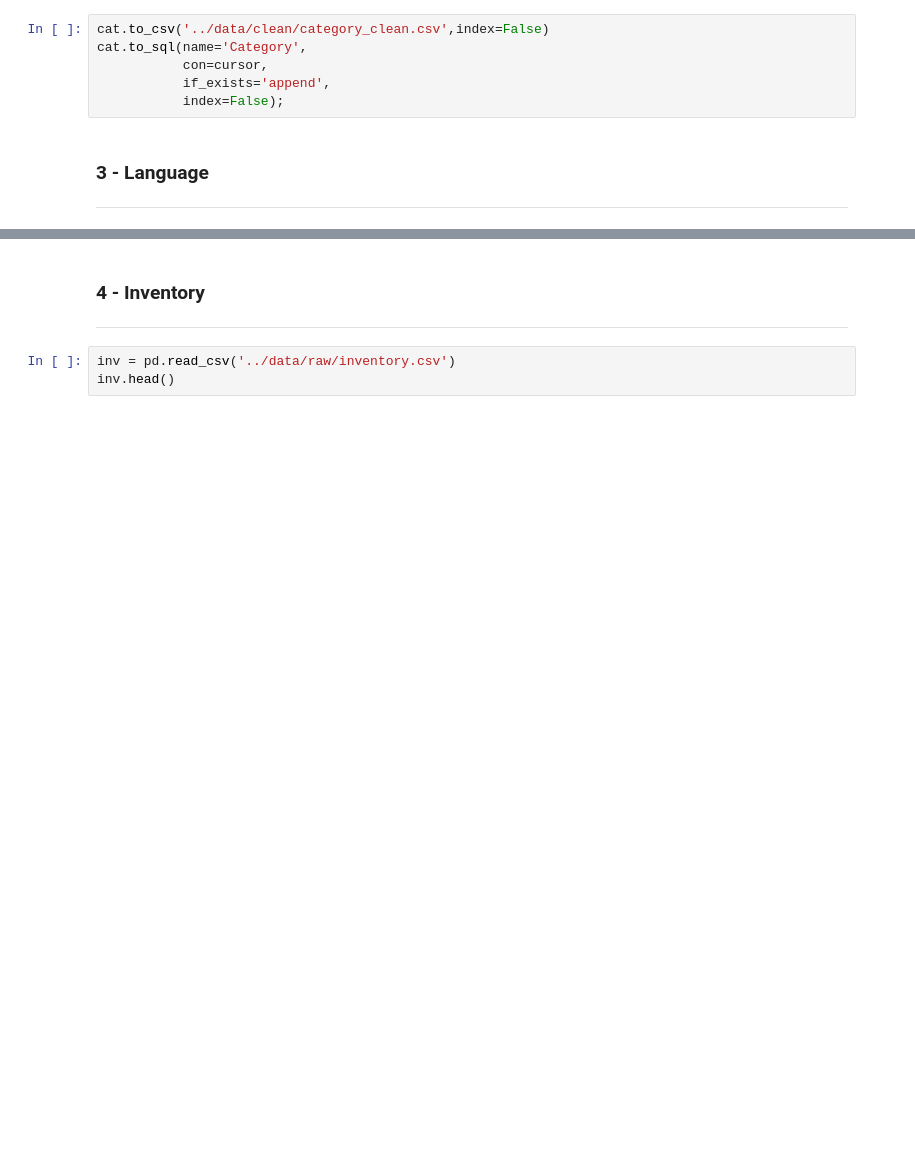
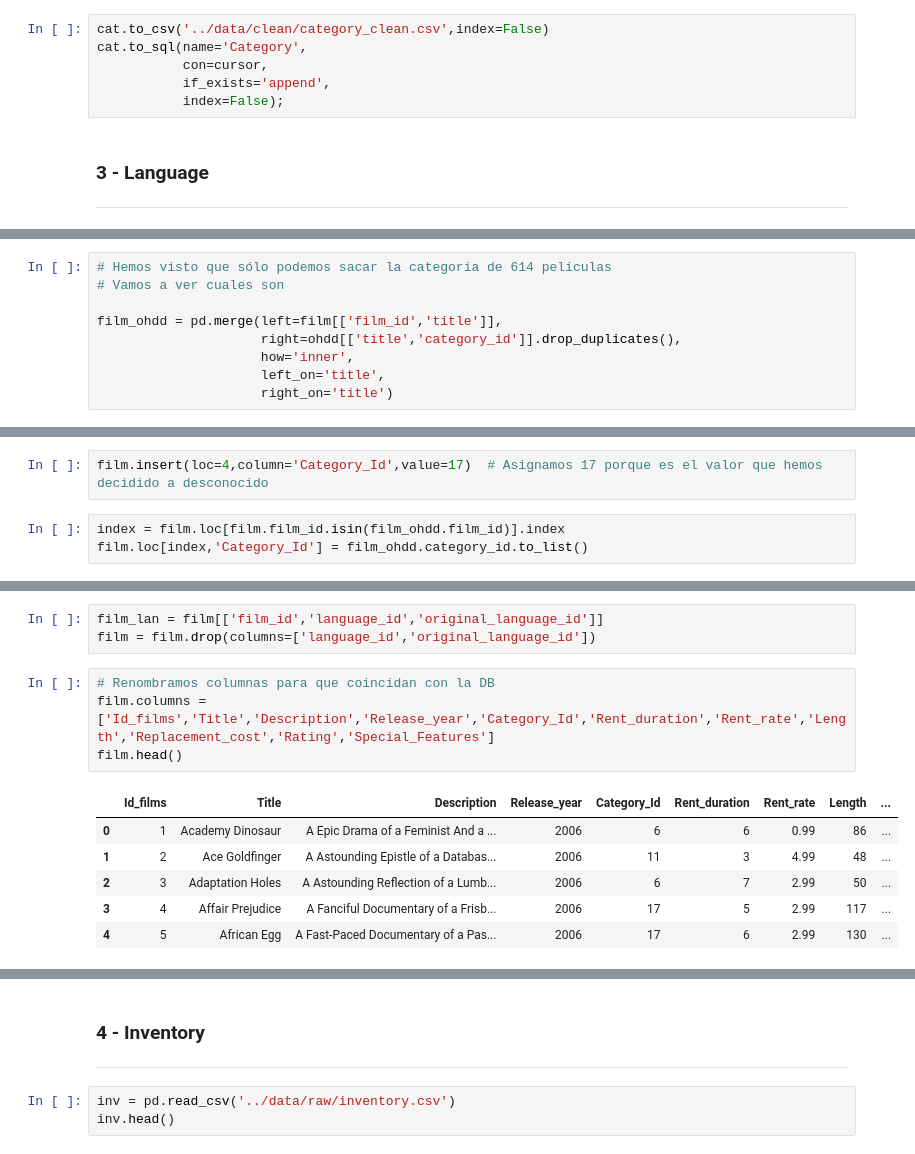
Before and after one commit to gusavato/2_IRONHACK_MySQL, a Jupyter notebook: jupyter/Clean.ipynb, the cells around one changed output, grey strips where cells are left out. Saved outputs shown, nothing was run; the diff lists cells and outputs as text; blank space fills up the shorter version.

```diff
--- a/jupyter/Clean.ipynb
+++ b/jupyter/Clean.ipynb
@@ -238,0 +441,9 @@ film.title.unique().size
+# %%
+# Hemos visto que sólo podemos sacar la categoría de 614 películas
+# Vamos a ver cuales son
+
+film_ohdd = pd.merge(left=film[['film_id','title']],
+                     right=ohdd[['title','category_id']].drop_duplicates(),
+                     how='inner',
+                     left_on='title',
+                     right_on='title')
@@ -238,0 +459,5 @@ film.title.unique().size
+# %%
+film.insert(loc=4,column='Category_Id',value=17)  # Asignamos 17 porque es el valor que hemos decidido a desconocido
+# %%
+index = film.loc[film.film_id.isin(film_ohdd.film_id)].index
+film.loc[index,'Category_Id'] = film_ohdd.category_id.to_list()
@@ -238,0 +473,14 @@ film.title.unique().size
+# %%
+film_lan = film[['film_id','language_id','original_language_id']]
+film = film.drop(columns=['language_id','original_language_id'])
+# %%
+# Renombramos columnas para que coincidan con la DB
+film.columns = ['Id_films','Title','Description','Release_year','Category_Id','Rent_duration','Rent_rate','Length','Replacement_cost','Rating','Special_Features']
+film.head()
+# %% [output]
+|  | Id_films | Title | Description | Release_year | Category_Id | Rent_duration | Rent_rate | Length | ... |
+| 0 | 1 | Academy Dinosaur | A Epic Drama of a Feminist And a ... | 2006 | 6 | 6 | 0.99 | 86 | ... |
+| 1 | 2 | Ace Goldfinger | A Astounding Epistle of a Databas... | 2006 | 11 | 3 | 4.99 | 48 | ... |
+| 2 | 3 | Adaptation Holes | A Astounding Reflection of a Lumb... | 2006 | 6 | 7 | 2.99 | 50 | ... |
+| 3 | 4 | Affair Prejudice | A Fanciful Documentary of a Frisb... | 2006 | 17 | 5 | 2.99 | 117 | ... |
+| 4 | 5 | African Egg | A Fast-Paced Documentary of a Pas... | 2006 | 17 | 6 | 2.99 | 130 | ... |
```
Also changed, not shown: parts of 57 cells of this notebook, 8 other files.
